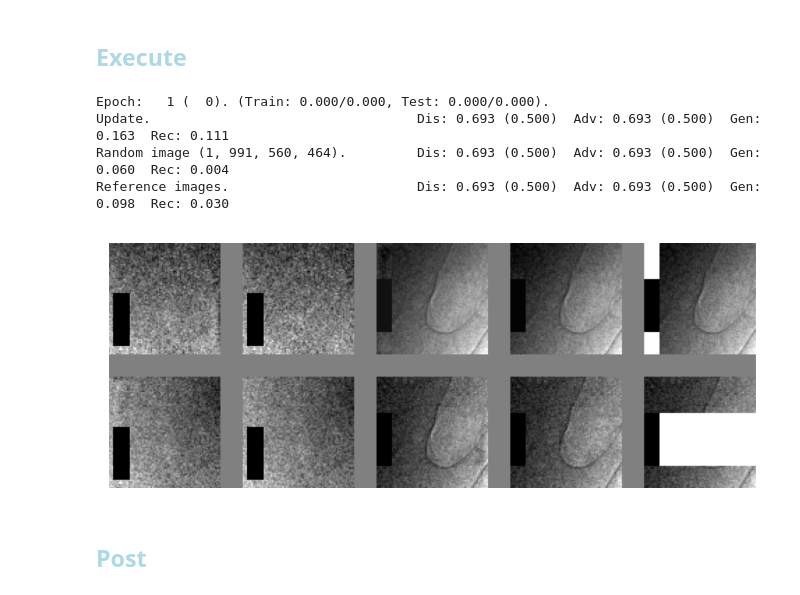
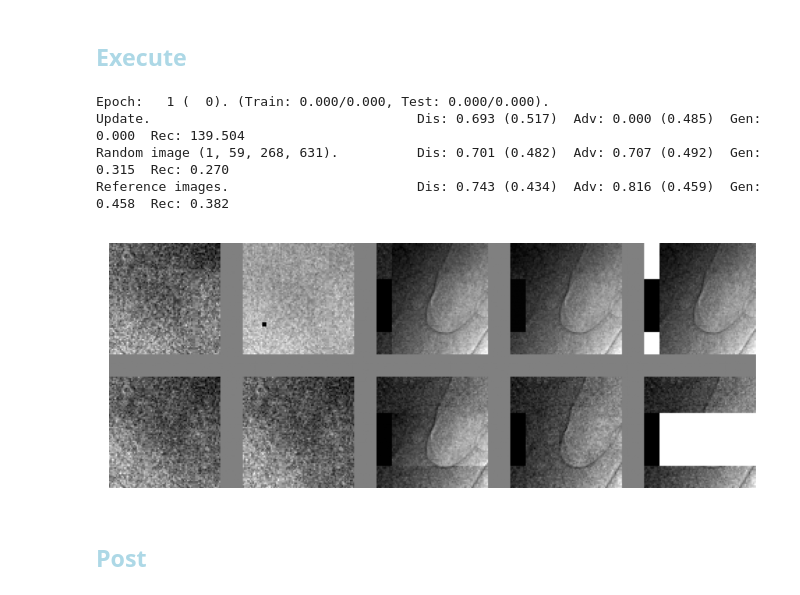
Before and after one commit to antonmx/shiftpatch, a Jupyter notebook: shiftpatch_dj0.ipynb, the cells around one changed output. Cells and saved outputs as stored; diff of their text form; code cells hidden in the pictures.

```diff
--- a/shiftpatch_dj0.ipynb
+++ b/shiftpatch_dj0.ipynb
@@ -157,6 +173,8 @@ model_summary = summary(sg.generator, input_data=[ [sg.refImages[[0,1],0:4,...],
 ### <font style="color:lightblue">Discriminator</font>
 # %%
 sg.discriminatePair = True
+fftNorm = torch.tensor(sg.loadImage("NormFFT.tif"), device=sg.TCfg.device)[None,None,...]
+
 class Discriminator(sg.DiscriminatorTemplate):
 
     def __init__(self):
@@ -177,14 +195,14 @@ class Discriminator(sg.DiscriminatorTemplate):
             self.encblock(16, 16, 3, norm=False, dopadding=True),
             )
         self.head = self.createHead()
-        #sg.load_model(self, model_path="/mnt/bctpro.data/anton/shiftpatch/model_1_dis.pt" )
+        sg.load_model(self, model_path="/mnt/bctpro.data/anton/shiftpatch/model_0_dis.pt" )
 
 
     def forward(self, images):
         if images.dim() == 3:
             images = images.unsqueeze(1)
         fftIO = images[:,[0],...] + 1j * images[:,[1],...]
-        fftIO = torch.fft.fft2(fftIO, norm="forward")
+        fftIO = torch.fft.fft2(fftIO, norm="forward") / fftNorm
         modelIn = torch.concat( (images, fftIO.real, fftIO.imag), dim=1 )
         convRes = self.body(modelIn)
         res = self.head(convRes)
@@ -271,44 +289,45 @@ def adjustScheduler(scheduler, iniLr, target) :
     return f"LR : {curLR:.2e}. "
 
 #sg.minRecTest, sg.minRecTrain = 1, 1
-sg.trainCyclesDis = 2
+sg.trainCyclesDis = 1
+sg.trainCyclesGen = 0
 sg.ADV_DIF=1e-5
 sg.scheduler_G = torch.optim.lr_scheduler.StepLR(sg.optimizer_G, 1, gamma=1-0.001)
 sg.scheduler_D = torch.optim.lr_scheduler.StepLR(sg.optimizer_D, 1, gamma=1-0.001)
 #torch.optim.lr_scheduler.LambdaLR(sg.optimizer_G, lambda epoch: 1).step()
 #torch.optim.lr_scheduler.LambdaLR(sg.optimizer_D, lambda epoch: 1).step()
 def my_beforeReport(_) :
     message = ""
-    message += "G" + adjustScheduler(sg.scheduler_G, sg.TCfg.learningRateG, 0.03)
-    message += "D" + adjustScheduler(sg.scheduler_D, sg.TCfg.learningRateD, 0.03)
-    message += f" ADV/DIF : {sg.ADV_DIF:.3e}."
-    sg.ADV_DIF = max(1e-3, sg.ADV_DIF-1e-5)
+    #message += "G" + adjustScheduler(sg.scheduler_G, sg.TCfg.learningRateG, 0.03)
+    message += "D" + adjustScheduler(sg.scheduler_D, sg.TCfg.learningRateD, 0.1)
+    #message += f" ADV/DIF : {sg.ADV_DIF:.3e}."
+    #sg.ADV_DIF = max(1e-3, sg.ADV_DIF-1e-5)
     #message += f" Ampl : {sg.generator.amplitude:.3f}."
     #sg.generator.amplitude = min(1, sg.generator.amplitude + 0.001)
     with open(f"message_{sg.TCfg.exec}.txt", 'a') as file:
         file.write(message + "\n")
     print(message)
     return
 #sg.beforeReport = my_beforeReport
 
 #sg.TCfg.loaderWorkers = 0 # for debug single threaded
 try :
     sg.train(savedCheckPoint)
 except :
     #del sg.dataLoader
     #del sg.testLoader
     sg.freeGPUmem()
     1/10 # to release Jupyuter memory in the next step
     sg.epoch -= 1
     raise
 
 # Gen BN; Dis noBN; Dis pair, FFT, SSIMwin 1
 # %% [output]
 Epoch:   1 (  0). (Train: 0.000/0.000, Test: 0.000/0.000).
-Update.                                  Dis: 0.693 (0.500)  Adv: 0.693 (0.500)  Gen: 0.163  Rec: 0.111
-Random image (1, 991, 560, 464).         Dis: 0.693 (0.500)  Adv: 0.693 (0.500)  Gen: 0.060  Rec: 0.004
-Reference images.                        Dis: 0.693 (0.500)  Adv: 0.693 (0.500)  Gen: 0.098  Rec: 0.030
+Update.                                  Dis: 0.693 (0.517)  Adv: 0.000 (0.485)  Gen: 0.000  Rec: 139.504
+Random image (1, 59, 268, 631).          Dis: 0.701 (0.482)  Adv: 0.707 (0.492)  Gen: 0.315  Rec: 0.270
+Reference images.                        Dis: 0.743 (0.434)  Adv: 0.816 (0.459)  Gen: 0.458  Rec: 0.382
-[figure, old version]
+[figure, new version]
 # %% [markdown]
 ## <font style="color:lightblue">Post</font>
 # %%
```
Also changed, not shown: parts of 5 cells of this notebook, 3 other files.
